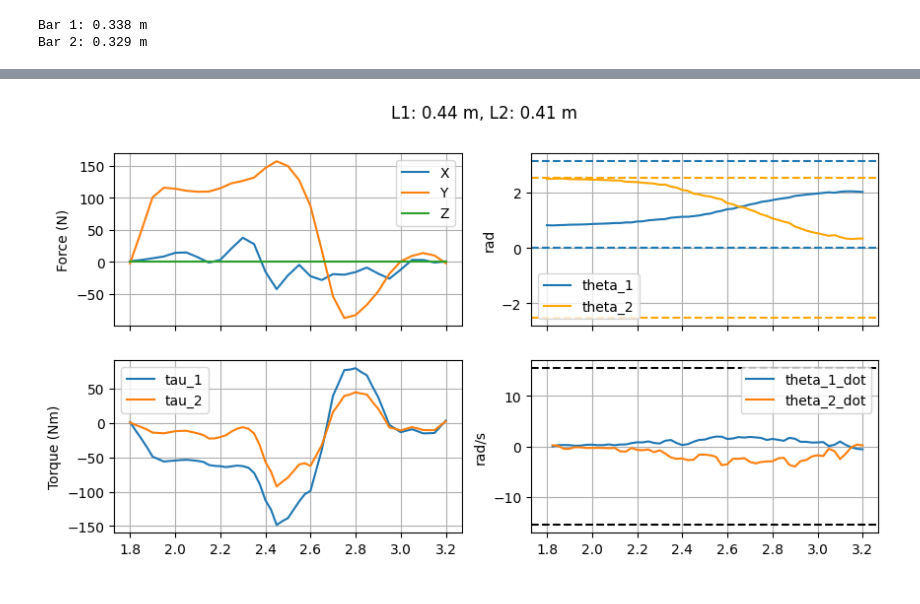
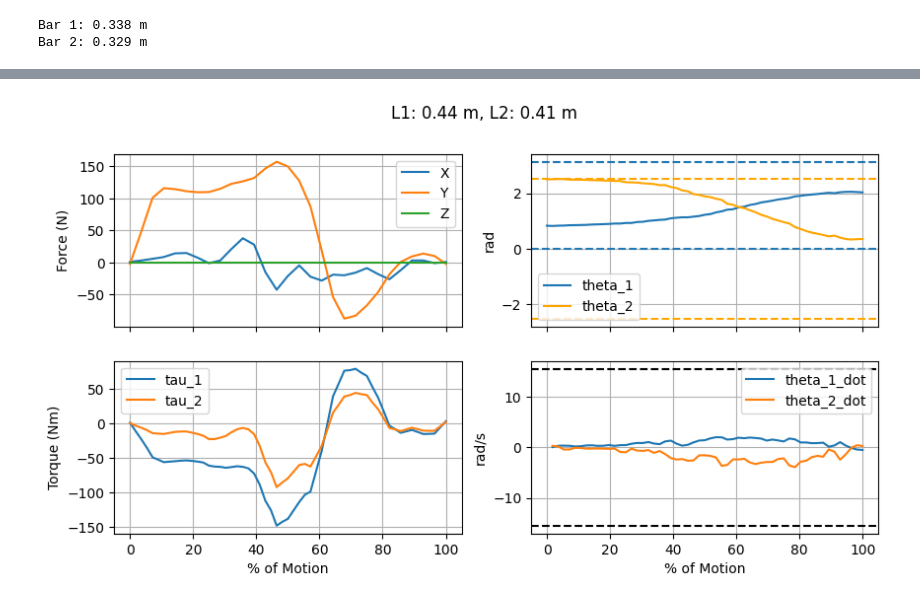
Before and after one commit to Harvard-Slade-Lab/assistive-arm, a Jupyter notebook: notebooks/optimal_length.ipynb, the cells around one changed output, grey strips where cells are left out. Cells and saved outputs as stored; diff of their text form; code cells hidden in the pictures.

```diff
--- a/notebooks/optimal_length.ipynb
+++ b/notebooks/optimal_length.ipynb
@@ -125,6 +123,9 @@ link_length_torque_profiles.dropna(inplace=True)
 # %%
-# Filter out solutions that are outside of the joint angle limits
 def check_theta(series, theta_lims):
     return series.apply(lambda x: theta_lims[0] <= x <= theta_lims[1]).all()
 
-link_length_torque_profiles = link_length_torque_profiles[link_length_torque_profiles["theta_1"].apply(check_theta, theta_lims=theta_2_lims) & link_length_torque_profiles["theta_2"].apply(check_theta, theta_lims=theta_2_lims)]
+feasible_profiles = pd.DataFrame(results)
+feasible_profiles.dropna(inplace=True)
+
+# Filter out solutions that are outside of the joint angle limits
+feasible_profiles = feasible_profiles[feasible_profiles["theta_1"].apply(check_theta, theta_lims=theta_2_lims) & feasible_profiles["theta_2"].apply(check_theta, theta_lims=theta_2_lims)]
@@ -137,6 +134,11 @@ link_length_torque_profiles
 # %%
-# Get ideal torque combination
-peak_torques = link_length_torque_profiles[["tau_1", "tau_2"]].map(lambda x: np.abs(x).max())
-min_overall_torque = np.linalg.norm(peak_torques, axis=1)
+# Get link lengths that minimizes the peak torque for both motors
+torques = feasible_profiles[["tau_1", "tau_2"]].map(lambda x: np.abs(x).max())
+min_overall_torque = np.linalg.norm(torques, axis=1)
 min_torque_loc = min_overall_torque.argmin()
-ideal_torque = peak_torques.iloc[min_torque_loc]
+
+l1, l2, tau_1, tau_2, theta_1, theta_2, jacobians = feasible_profiles.iloc[min_torque_loc]
+
+optimal_profile = pd.DataFrame({'theta_1': theta_1, 'theta_2': theta_2, 'tau_1': tau_1, 'tau_2': tau_2})
+
+control_solutions
@@ -143,2 +146,0 @@ ideal_torque = peak_torques.iloc[min_torque_loc]
-# %%
-l1, l2, tau_1, tau_2, theta_1, theta_2 = link_length_torque_profiles.iloc[min_torque_loc]
@@ -293,34 +232,44 @@ scaled_torque_profile.plot()
+# %%
+time_vector = (assistive_force.index - assistive_force.index.min())/(assistive_force.index.max() - assistive_force.index.min())* 100
+
+
+torque_profile = pd.DataFrame({"tau_1": tau_1, 'tau_2': tau_2}, index=time_vector)
+
+theta_1_dot = np.gradient(theta_1) / assistive_force.index.diff()
+theta_2_dot = np.gradient(theta_2) / assistive_force.index.diff()
 # %%
 fig, axs = plt.subplots(2, 2, figsize=(10, 5), sharex=True)
 fig.suptitle(f"L1: {float(l1):.2f} m, L2: {float(l2):.2f} m")
 axs[0, 0].plot(time_vector, assistive_force)
 axs[0, 0].set_ylabel("Force (N)")
 axs[0, 0].legend(["X", "Y", "Z"])
 axs[0, 0].grid()
 
 axs[1, 0].plot(time_vector, tau_1, label="tau_1")
 axs[1, 0].plot(time_vector, tau_2, label="tau_2")
 axs[1, 0].legend()
+axs[1, 0].set_xlabel("% of Motion")
 axs[1, 0].set_ylabel("Torque (Nm)")
 axs[1, 0].grid()
 
 axs[0, 1].plot(time_vector, theta_1, label="theta_1", color="C0")
 axs[0, 1].axhline(y=theta_1_lims[0], linestyle="--", color="C0")
 axs[0, 1].axhline(y=theta_1_lims[1], linestyle="--", color="C0")
 axs[0, 1].plot(time_vector, theta_2, label="theta_2", color="orange")
 axs[0, 1].axhline(y=theta_2_lims[0], linestyle="--", color="orange")
 axs[0, 1].axhline(y=theta_2_lims[1], linestyle="--", color="orange")
 axs[0, 1].legend()
 axs[0, 1].set_ylabel("rad")
 axs[0, 1].grid()
 
 # Add dashed line for max rad/s with label
 axs[1, 1].plot(time_vector, theta_1_dot, label="theta_1_dot")
 axs[1, 1].plot(time_vector, theta_2_dot, label="theta_2_dot")
 axs[1, 1].axhline(y=15.5, linestyle="--", color="k")
 axs[1, 1].axhline(y=-15.5, linestyle="--", color="k")
 axs[1, 1].legend()
+axs[1, 1].set_xlabel("% of Motion")
 axs[1, 1].set_ylabel("rad/s")
 axs[1, 1].grid()
 # %% [output]
-[figure, old version]
+[figure, new version]
```
Also changed, not shown: parts of 20 cells of this notebook, 8 other files.
